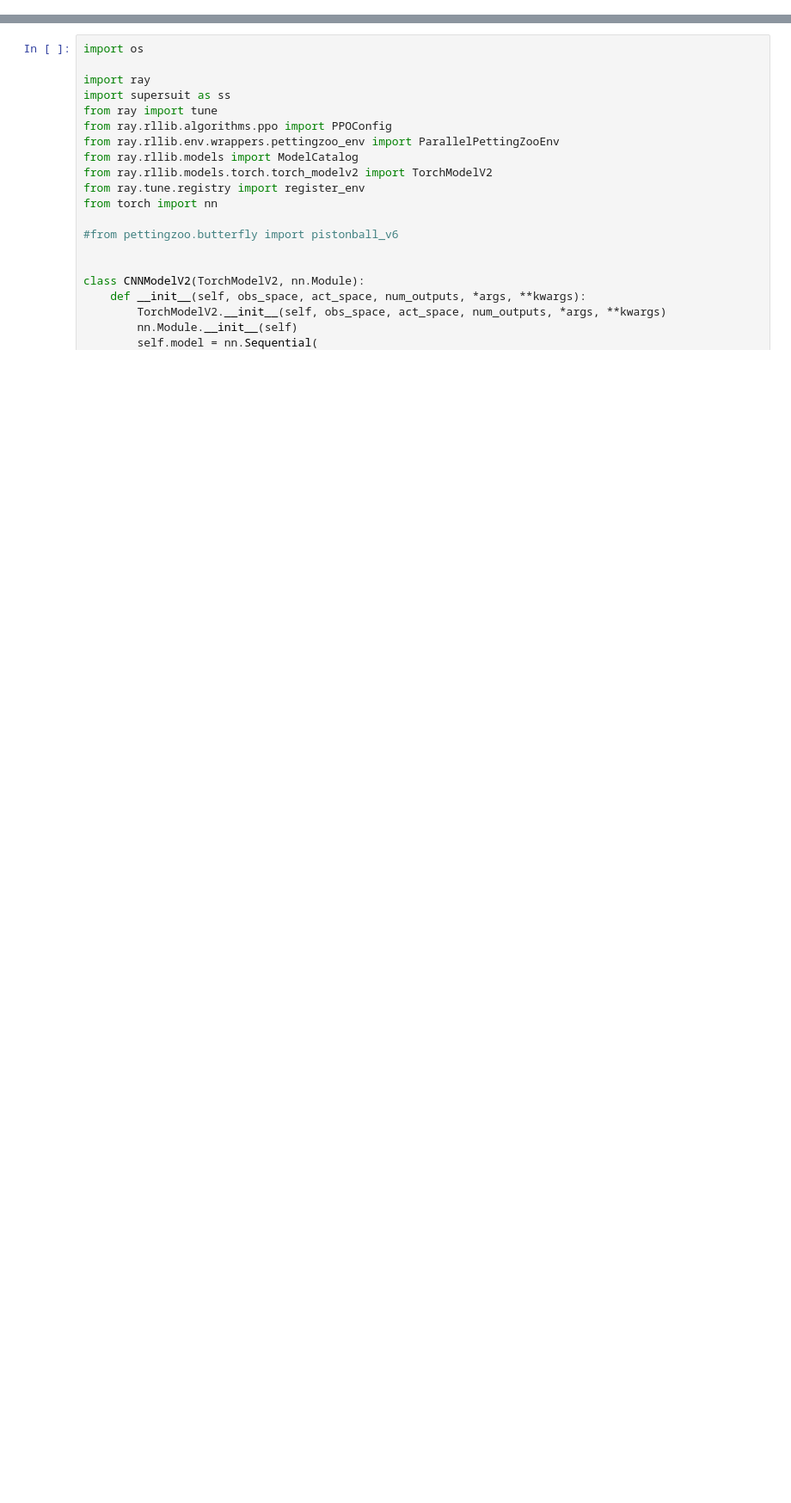
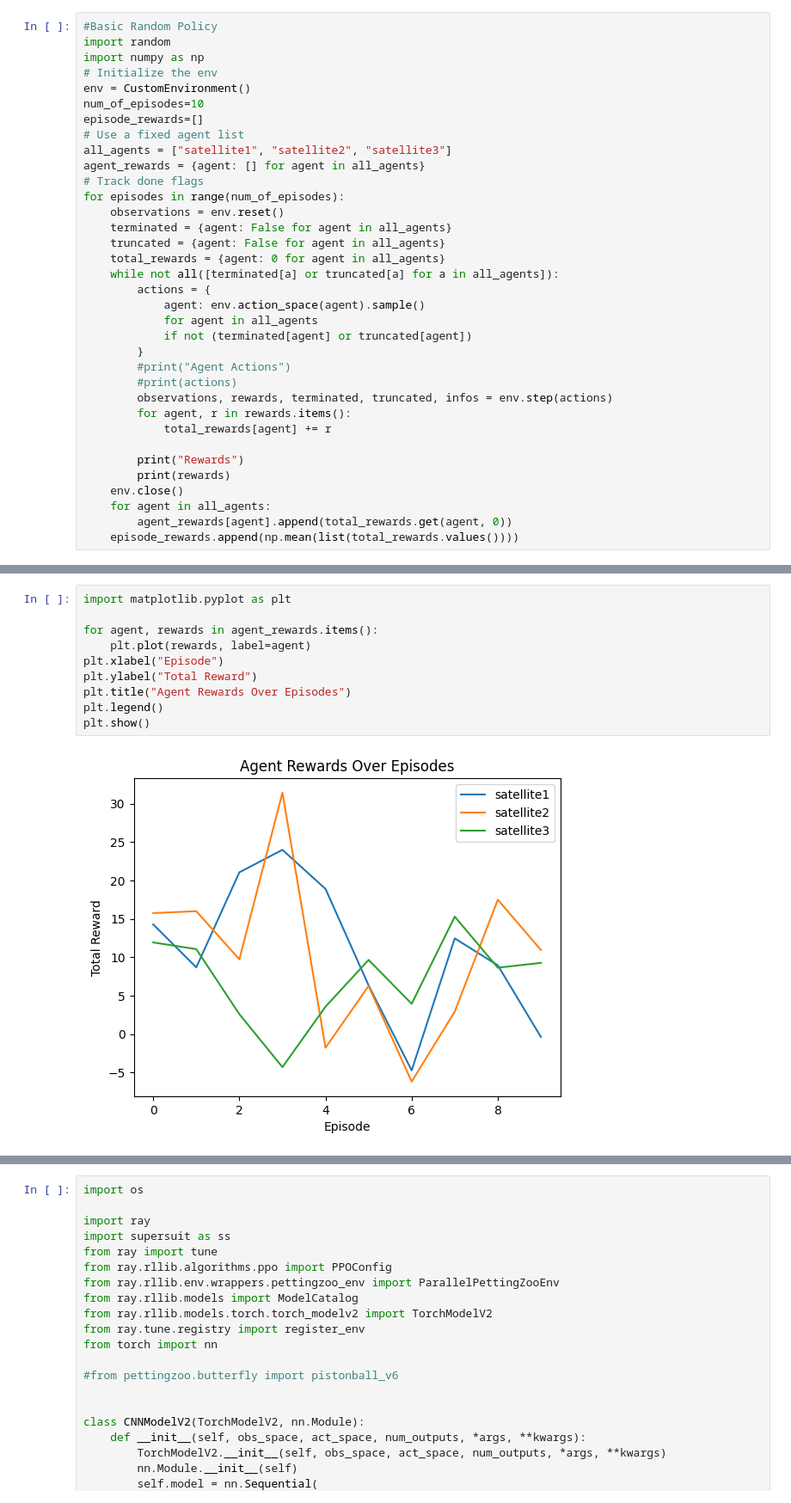
Before and after one commit to brasdorlakes/marl-project, a Jupyter notebook: Multi_Agent_Eval_Script.ipynb, the cells around one changed output, grey strips where cells are left out. Shown at 86% size. Cells and saved outputs as stored; diff of their text form; blank space fills up the shorter version.

Commit message:
"Added basic reward graph production script"

```diff
--- a/Multi_Agent_Eval_Script.ipynb
+++ b/Multi_Agent_Eval_Script.ipynb
@@ -52,0 +26,35 @@ env.close()
+# %%
+#Basic Random Policy
+import random
+import numpy as np
+# Initialize the env
+env = CustomEnvironment()
+num_of_episodes=10
+episode_rewards=[]
+# Use a fixed agent list
+all_agents = ["satellite1", "satellite2", "satellite3"]
+agent_rewards = {agent: [] for agent in all_agents}
+# Track done flags
+for episodes in range(num_of_episodes):
+    observations = env.reset()
+    terminated = {agent: False for agent in all_agents}
+    truncated = {agent: False for agent in all_agents}
+    total_rewards = {agent: 0 for agent in all_agents}
+    while not all([terminated[a] or truncated[a] for a in all_agents]):
+        actions = {
+            agent: env.action_space(agent).sample()
+            for agent in all_agents
+            if not (terminated[agent] or truncated[agent])
+        }
+        #print("Agent Actions")
+        #print(actions)
+        observations, rewards, terminated, truncated, infos = env.step(actions)
+        for agent, r in rewards.items():
+            total_rewards[agent] += r
+
+        print("Rewards")
+        print(rewards)
+    env.close()
+    for agent in all_agents:
+        agent_rewards[agent].append(total_rewards.get(agent, 0))
+    episode_rewards.append(np.mean(list(total_rewards.values())))
@@ -52,0 +79,12 @@ env.close()
+# %%
+import matplotlib.pyplot as plt
+
+for agent, rewards in agent_rewards.items():
+    plt.plot(rewards, label=agent)
+plt.xlabel("Episode")
+plt.ylabel("Total Reward")
+plt.title("Agent Rewards Over Episodes")
+plt.legend()
+plt.show()
+# %% [output]
+[figure, added]
```
Also changed, not shown: parts of 6 cells of this notebook.
